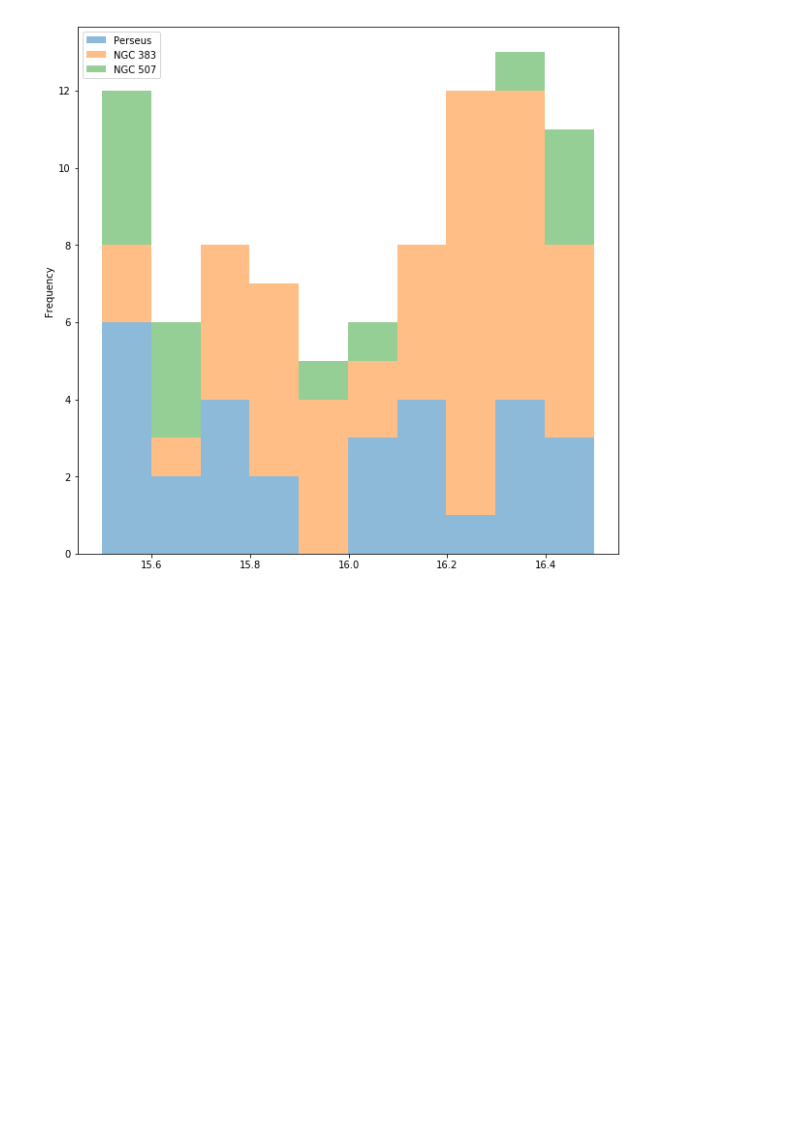
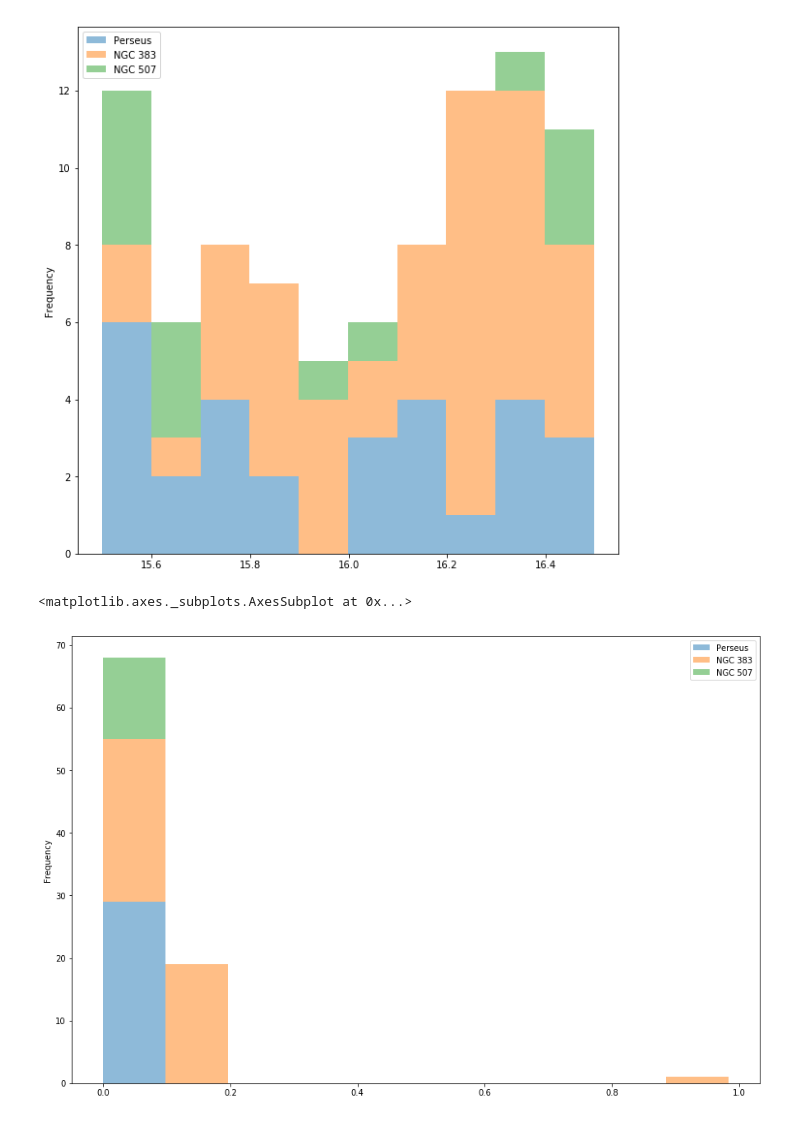
Before and after one commit to danbanan/Perseus-vs-background, a Jupyter notebook: data-analysis.ipynb, the cells around one changed output. Saved outputs shown, nothing was run; the diff lists cells and outputs as text; code cells hidden in the pictures; blank space fills up the shorter version.

```diff
--- a/main-notebook.ipynb
+++ b/data-analysis.ipynb
@@ -47,7 +84,3 @@ ngc507_crossid.head(5)
 | 3 | 2MASXJ01221171+3326573 | 1.237670e+18 | 20.548924 | 33.449178 | 4829 | 301 | 3 | 164 | GALAXY | 18.11771 | ... |
 | 5 | 2MASXJ01211822+3309310 | 1.237680e+18 | 20.325855 | 33.158667 | 7761 | 301 | 1 | 128 | GALAXY | 18.12964 | ... |
 | 6 | 2MASXJ01255535+3326144 | 1.237680e+18 | 21.480752 | 33.437290 | 7761 | 301 | 2 | 134 | GALAXY | 18.31546 | ... |
-# %%
-ngc507_ned = pd.read_csv('./training/ngc507-arc60_nospace.csv')
-ngc507_ned = ngc507_ned[ngc507_ned.RedshiftFlag!='PHOT']
-ngc507_ned.head()
@@ -71,0 +102,4 @@ ngc507.head()
+# %%
+# No photometric redshifts in file
+perseus_ned = pd.read_csv('./datasets-csv/perseus-ned.csv')
+perseus_ned.head()
@@ -72,5 +113,5 @@ ngc507.head()
 # %%
-perseus_crossid = pd.read_csv('./training/perseus_CROSSID_.05Radius_RangeR.csv')
+perseus_crossid = pd.read_csv('./datasets-csv/perseus-crossid.csv')
 perseus_crossid.head()
 # %% [output]
 |  | ObjectName | objID | ra | dec | run | rerun | camcol | field | type | modelMag_u | ... |
@@ -79,7 +120,3 @@ perseus_crossid.head()
 | 2 | 2MASXJ03195290+4136312 | 1.237660e+18 | 49.970506 | 41.608786 | 3629 | 301 | 1 | 67 | GALAXY | 18.40543 | ... |
 | 3 | 2MASXJ03193765+4122490 | 1.237660e+18 | 49.906699 | 41.380047 | 3643 | 301 | 6 | 64 | GALAXY | 18.72683 | ... |
 | 4 | 2MASXJ03190207+4137121 | 1.237660e+18 | 49.758832 | 41.619928 | 3629 | 301 | 1 | 66 | GALAXY | 18.51700 | ... |
-# %%
-# No photometric redshifts in file
-perseus_ned = pd.read_csv('./training/NED_perseus.csv')
-perseus_ned.head()
@@ -107,3 +137,9 @@ hist.plot.hist(alpha=0.5, stacked='True', figsize=(10,10))
 # %% [output]
 <matplotlib.axes._subplots.AxesSubplot at 0x...>
 [figure]
+# %%
+hist = pd.DataFrame({'Perseus': perseus.Redshift, 'NGC 383': ngc383.Redshift, 'NGC 507': ngc507.Redshift}, columns=['Perseus','NGC 383','NGC 507'])
+hist.plot.hist(alpha=0.5, stacked='True', figsize=(15,10))
+# %% [output]
+<matplotlib.axes._subplots.AxesSubplot at 0x...>
+[figure, added]
```
Also changed, not shown: parts of 12 cells of this notebook, 15 other files.
